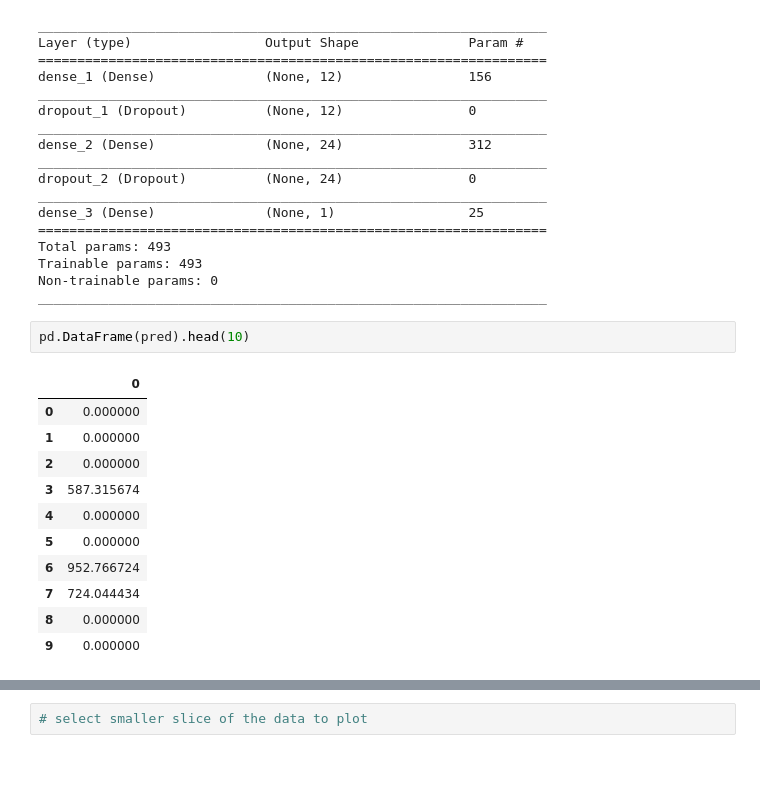
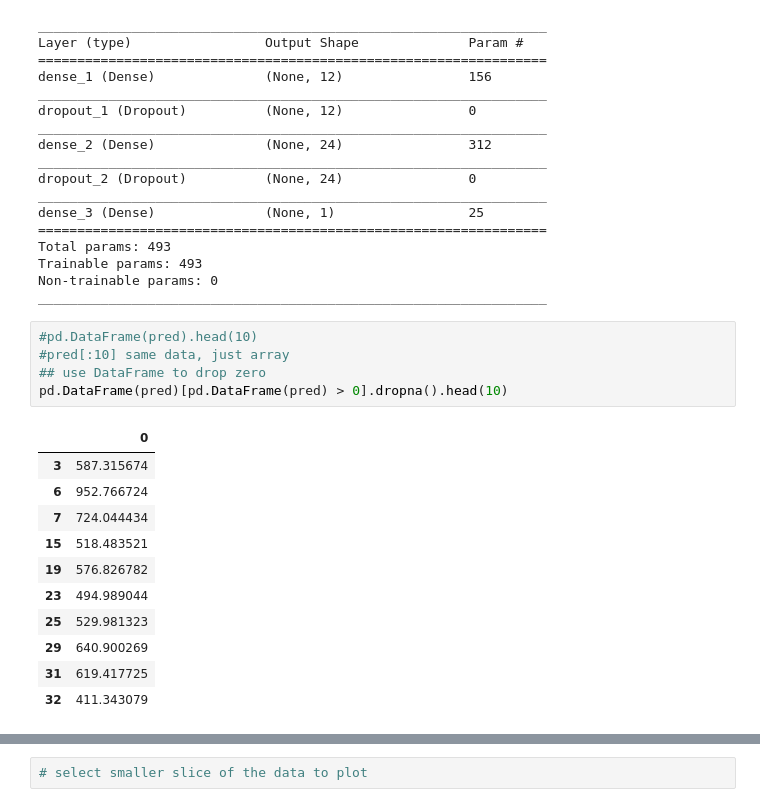
Before and after one commit to fvgras/cruise-ship-proj, a Jupyter notebook: cruise-eda-visual-model-keras-py2.ipynb, the cells around one changed output, grey strips where cells are left out. Cells and saved outputs as stored; diff of their text form; blank space fills up the shorter version.

```diff
--- a/cruise-eda-visual-model-keras-py2.ipynb
+++ b/cruise-eda-visual-model-keras-py2.ipynb
@@ -592,19 +595,22 @@ Total params: 493
 Trainable params: 493
 Non-trainable params: 0
 _________________________________________________________________
-# %%
-pd.DataFrame(pred).head(10)
-# %% [output]
-|  | 0 |
-| 0 | 0.000000 |
-| 1 | 0.000000 |
-| 2 | 0.000000 |
-| 3 | 587.315674 |
-| 4 | 0.000000 |
-| 5 | 0.000000 |
-| 6 | 952.766724 |
-| 7 | 724.044434 |
-| 8 | 0.000000 |
-| 9 | 0.000000 |
+# %%
+#pd.DataFrame(pred).head(10)
+#pred[:10] same data, just array
+## use DataFrame to drop zero
+pd.DataFrame(pred)[pd.DataFrame(pred) > 0].dropna().head(10)
+# %% [output]
+|  | 0 |
+| 3 | 587.315674 |
+| 6 | 952.766724 |
+| 7 | 724.044434 |
+| 15 | 518.483521 |
+| 19 | 576.826782 |
+| 23 | 494.989044 |
+| 25 | 529.981323 |
+| 29 | 640.900269 |
+| 31 | 619.417725 |
+| 32 | 411.343079 |
 # %%
 !date
```
Also changed, not shown: parts of 8 cells of this notebook, 2 other files.
